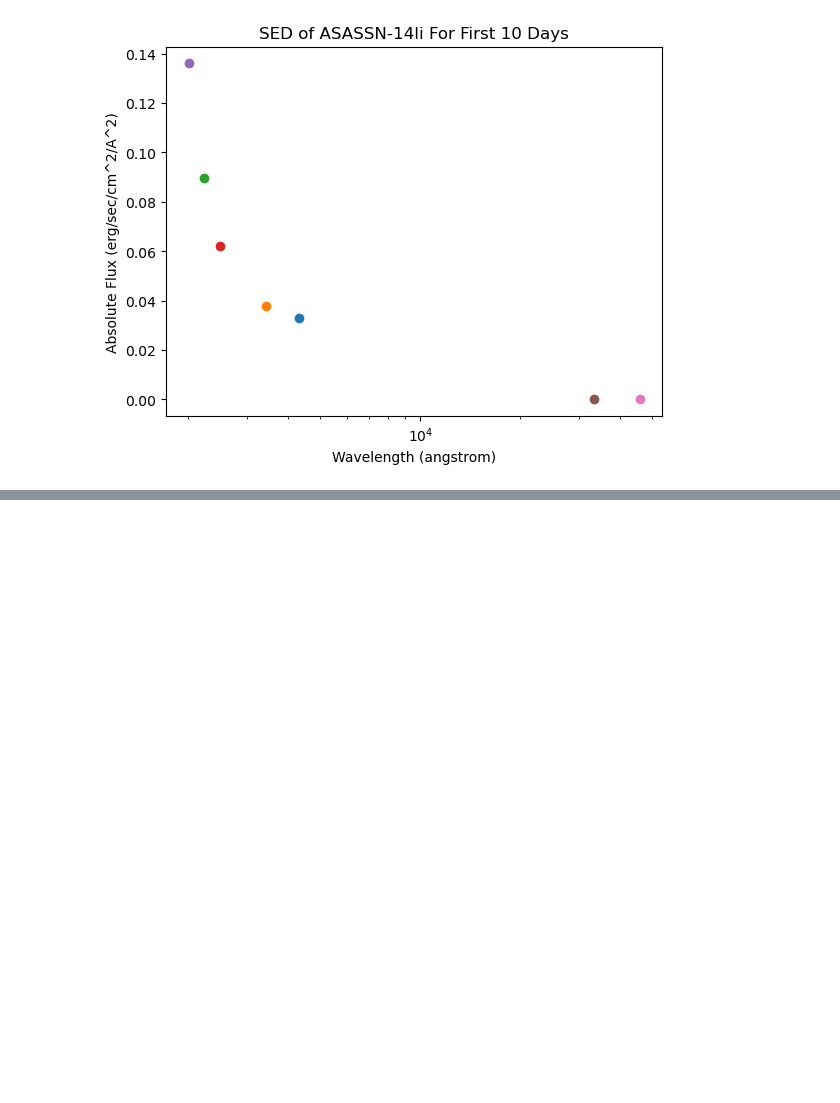
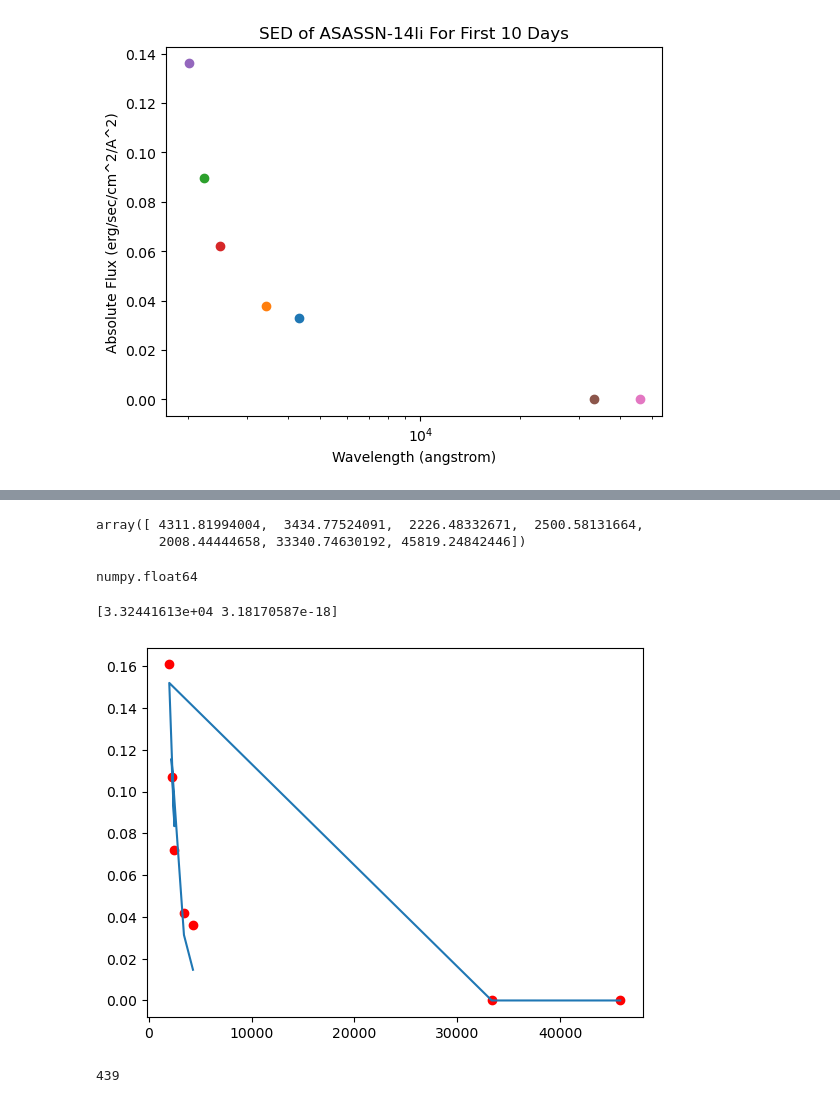
Before and after one commit to Seti-Norris/SASP-TDE, a Jupyter notebook: BB_TDE.ipynb, the cells around one changed output, grey strips where cells are left out. Cells and saved outputs as stored; diff of their text form; code cells hidden in the pictures; blank space fills up the shorter version.

Commit message:
Began the fitting for the best temperature for all TDEs.

```diff
--- a/BB_TDE.ipynb
+++ b/BB_TDE.ipynb
@@ -252,0 +319,36 @@ AttributeError: 'numpy.float64' object has no attribute 'to'
+# %%
+SED10_wave('ASASSN-14li')
+# %% [output]
+array([ 4311.81994004,  3434.77524091,  2226.48332671,  2500.58131664,
+        2008.44444658, 33340.74630192, 45819.24842446])
+# %%
+type(SED10_ydata('ASASSN-14li')[0])
+# %% [output]
+numpy.float64
+# %%
+def blackbody_lam(lam,T,A):
+    from scipy.constants import h,k,c
+    lam = 1e-10 * lam
+    return (2*h*c**2 / (lam**5 * (np.exp(h*c / (lam*k*T)) - 1)))*A
+# %%
+popt, pcov = curve_fit(blackbody_lam, SED10_wave('ASASSN-14li'),SED10_ydata('ASASSN-14li'), p0=(35000,3e-18), sigma= None)
+# %%
+print(popt)
+bestT, bestA = popt
+ybest = blackbody_lam(SED10_wave('ASASSN-14li'), bestT,bestA)
+# %% [output]
+[3.32441613e+04 3.18170587e-18]
+# %%
+plt.figure()
+plt.scatter(SED10_wave('ASASSN-14li'),SED10_ydata('ASASSN-14li'),c='r')
+plt.plot(SED10_wave('ASASSN-14li'),ybest)
+plt.show()
+# %% [output]
+[figure, added]
+# %%
+SED10_wave('ASASSN-14li')
+li_wave_cont = np.arange(2008.44444658,45819.24842446,100)
+li_wave_cont1 = np.arange(2008.44444658,5000,100)
+print(len(li_wave_cont))
+# %% [output]
+439
```
Also changed, not shown: parts of 30 cells of this notebook, 2 other files.
